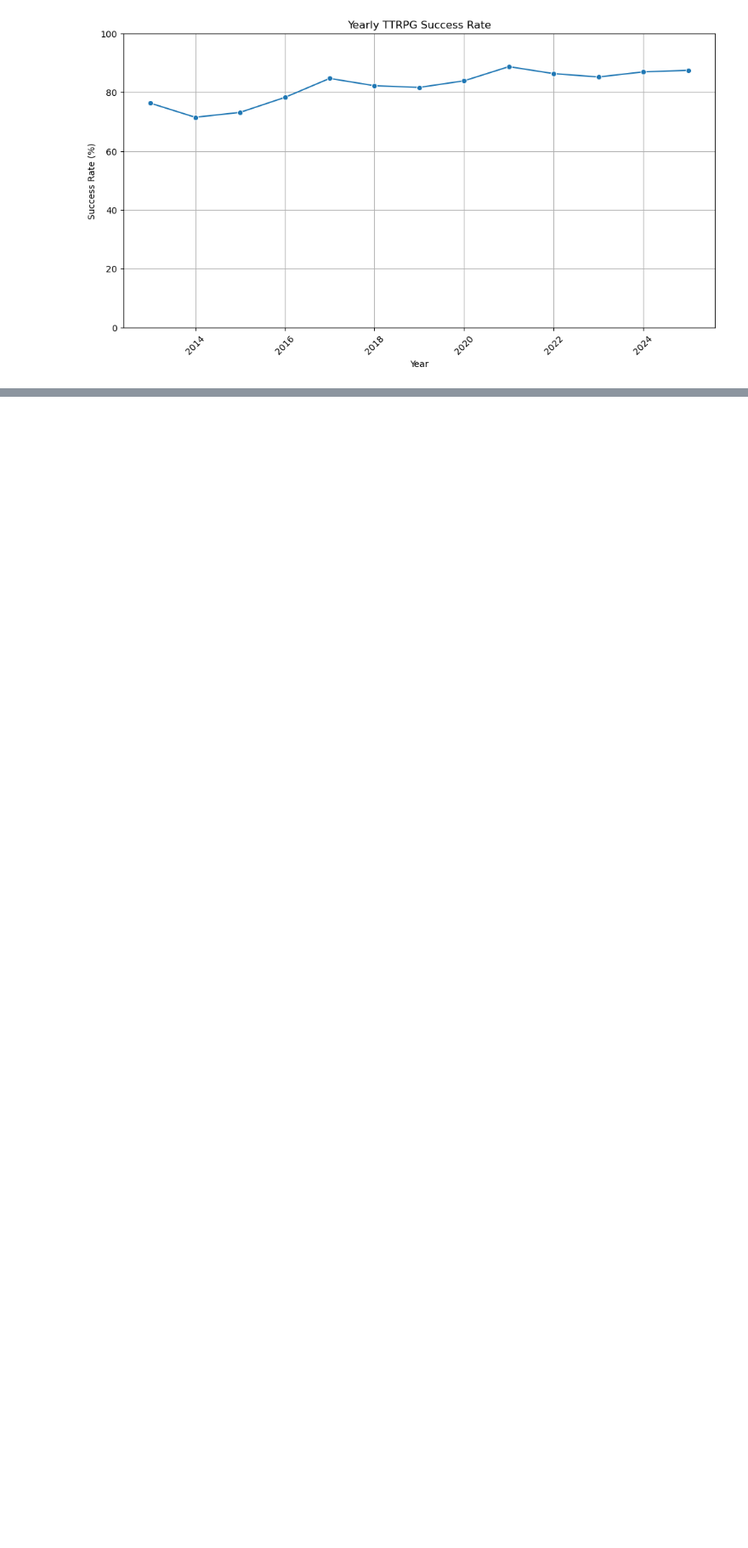
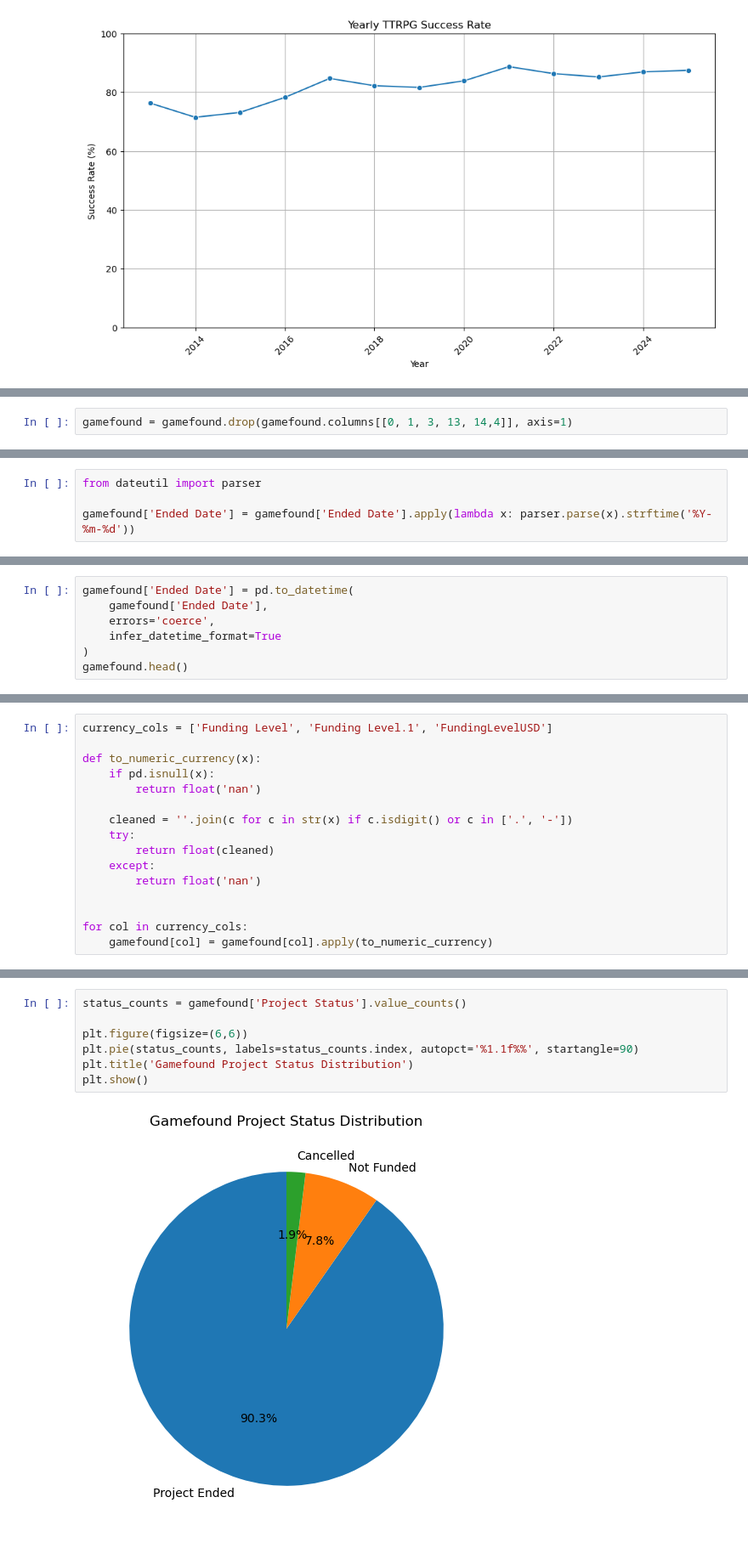
Before and after one commit to geradenhraba-cell/Kickstarter-Data, a Jupyter notebook: capstone/notebook/kickstarter.ipynb, the cells around one changed output, grey strips where cells are left out. Shown: that part at 85% size. Drawn from its saved outputs; the diff is of its cells as text; blank space fills up the shorter version.

```diff
--- a/capstone/notebook/kickstarter.ipynb
+++ b/capstone/notebook/kickstarter.ipynb
@@ -696,0 +785,2 @@ plt.show()
+# %%
+gamefound = gamefound.drop(gamefound.columns[[0, 1, 3, 13, 14,4]], axis=1)
@@ -696,0 +815,4 @@ plt.show()
+# %%
+from dateutil import parser
+
+gamefound['Ended Date'] = gamefound['Ended Date'].apply(lambda x: parser.parse(x).strftime('%Y-%m-%d'))
@@ -696,0 +838,7 @@ plt.show()
+# %%
+gamefound['Ended Date'] = pd.to_datetime(
+    gamefound['Ended Date'],
+    errors='coerce',
+    infer_datetime_format=True
+)
+gamefound.head()
@@ -696,0 +886,16 @@ plt.show()
+# %%
+currency_cols = ['Funding Level', 'Funding Level.1', 'FundingLevelUSD']
+
+def to_numeric_currency(x):
+    if pd.isnull(x):
+        return float('nan')
+
+    cleaned = ''.join(c for c in str(x) if c.isdigit() or c in ['.', '-'])
+    try:
+        return float(cleaned)
+    except:
+        return float('nan')
+
+
+for col in currency_cols:
+    gamefound[col] = gamefound[col].apply(to_numeric_currency)
@@ -696,0 +926,9 @@ plt.show()
+# %%
+status_counts = gamefound['Project Status'].value_counts()
+
+plt.figure(figsize=(6,6))
+plt.pie(status_counts, labels=status_counts.index, autopct='%1.1f%%', startangle=90)
+plt.title('Gamefound Project Status Distribution')
+plt.show()
+# %% [output]
+[figure, added]
```
Also changed, not shown: parts of 24 cells of this notebook.
